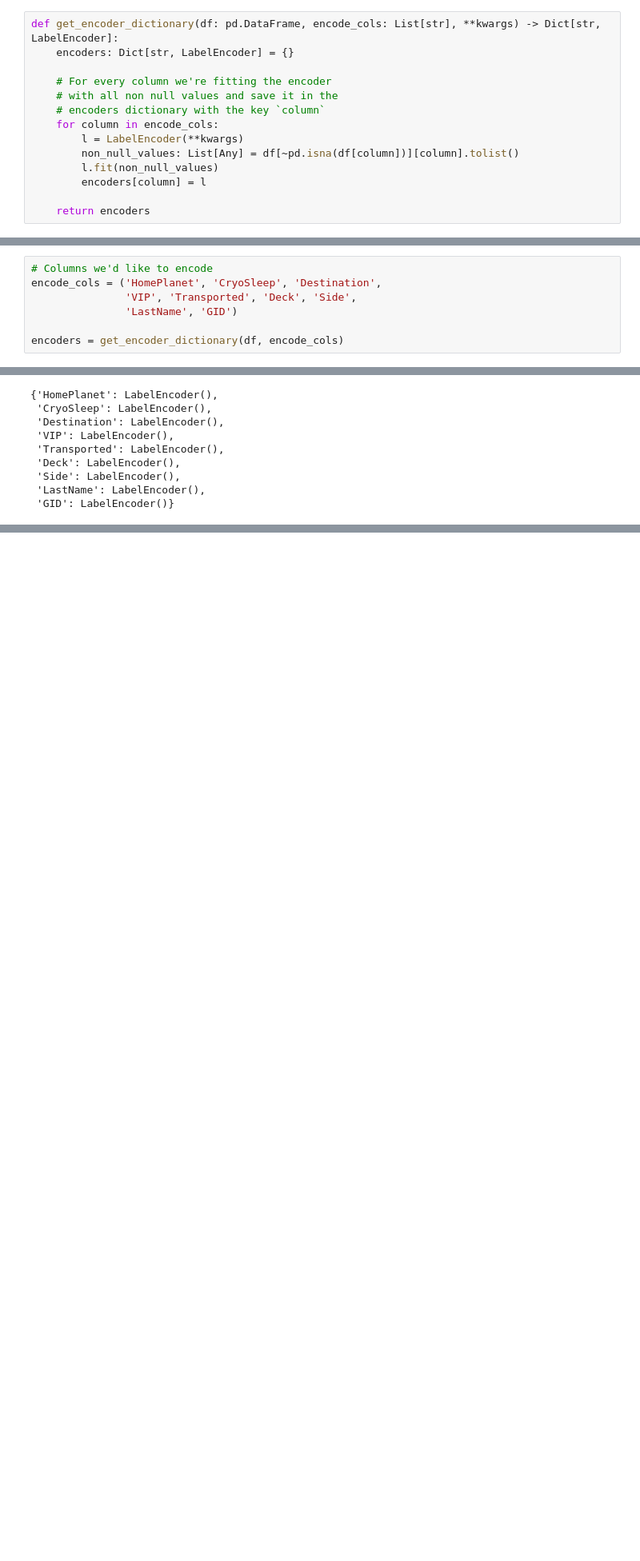
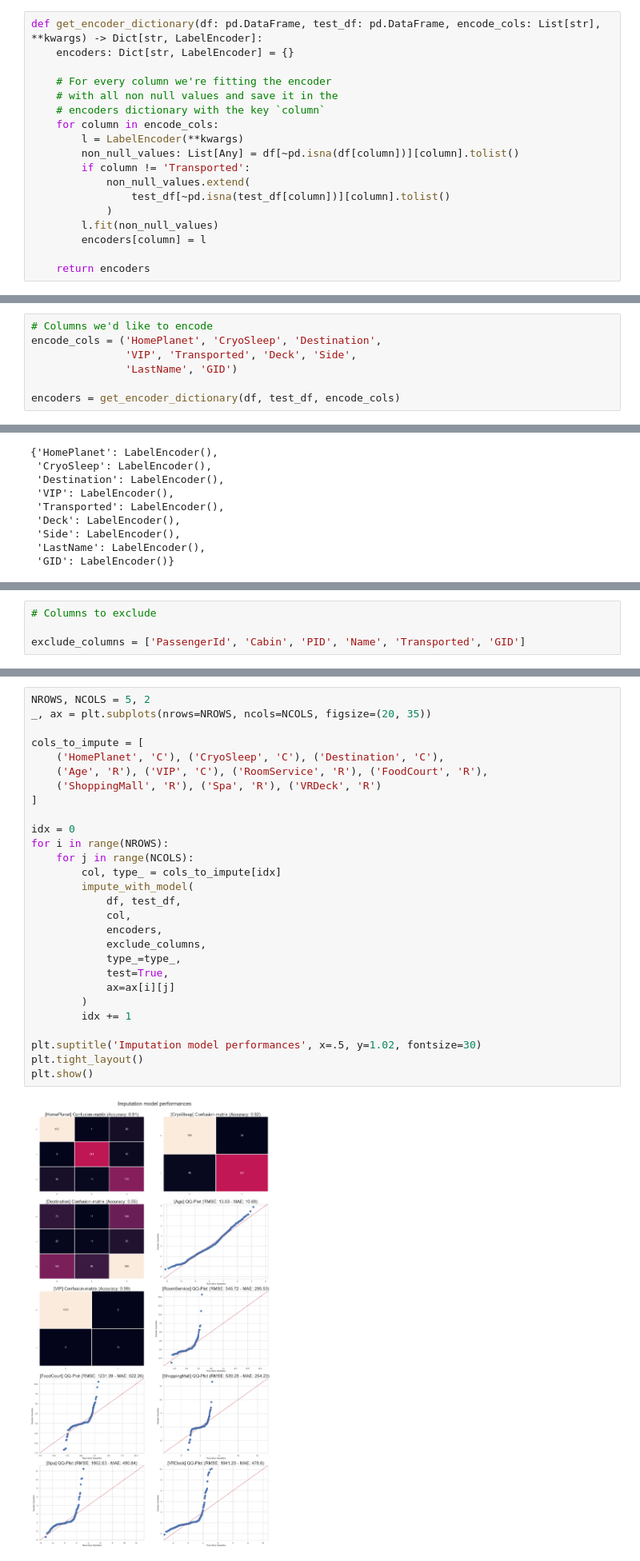
Before and after one commit to team-pass-ds/Spaceship-Titanic, a Jupyter notebook: notebooks/Comp-notebook.ipynb, the cells around one changed output, grey strips where cells are left out. Shown at 80% size. Cells and saved outputs as stored; diff of their text form; blank space fills up the shorter version.

Commit message:
Handling nulls in comp notebook

```diff
--- a/notebooks/Comp-notebook.ipynb
+++ b/notebooks/Comp-notebook.ipynb
@@ -251,7 +251,7 @@ from typing import List, Dict
 # %% [markdown]
 Creating a dictionary containing label encoders, for all the columns we'd have to encode
 # %%
-def get_encoder_dictionary(df: pd.DataFrame, encode_cols: List[str], **kwargs) -> Dict[str, LabelEncoder]:
+def get_encoder_dictionary(df: pd.DataFrame, test_df: pd.DataFrame, encode_cols: List[str], **kwargs) -> Dict[str, LabelEncoder]:
     encoders: Dict[str, LabelEncoder] = {}
 
     # For every column we're fitting the encoder
@@ -260,6 +260,10 @@ def get_encoder_dictionary(df: pd.DataFrame, encode_cols: List[str], **kwargs) -
     for column in encode_cols:
         l = LabelEncoder(**kwargs)
         non_null_values: List[Any] = df[~pd.isna(df[column])][column].tolist()
+        if column != 'Transported':
+            non_null_values.extend(
+                test_df[~pd.isna(test_df[column])][column].tolist()
+            )
         l.fit(non_null_values)
         encoders[column] = l
 
@@ -272,7 +276,7 @@ encode_cols = ('HomePlanet', 'CryoSleep', 'Destination',
                'VIP', 'Transported', 'Deck', 'Side',
                'LastName', 'GID')
 
-encoders = get_encoder_dictionary(df, encode_cols)
+encoders = get_encoder_dictionary(df, test_df, encode_cols)
 # %%
 encoders
 # %% [output]
@@ -327,0 +407,4 @@ Name: PID, dtype: int64
+# %%
+# Columns to exclude
+
+exclude_columns = ['PassengerId', 'Cabin', 'PID', 'Name', 'Transported', 'GID']
@@ -327,0 +423,30 @@ Name: PID, dtype: int64
+# %%
+NROWS, NCOLS = 5, 2
+_, ax = plt.subplots(nrows=NROWS, ncols=NCOLS, figsize=(20, 35))
+
+cols_to_impute = [
+    ('HomePlanet', 'C'), ('CryoSleep', 'C'), ('Destination', 'C'),
+    ('Age', 'R'), ('VIP', 'C'), ('RoomService', 'R'), ('FoodCourt', 'R'),
+    ('ShoppingMall', 'R'), ('Spa', 'R'), ('VRDeck', 'R')
+]
+
+idx = 0
+for i in range(NROWS):
+    for j in range(NCOLS):
+        col, type_ = cols_to_impute[idx]
+        impute_with_model(
+            df, test_df,
+            col,
+            encoders,
+            exclude_columns,
+            type_=type_,
+            test=True,
+            ax=ax[i][j]
+        )
+        idx += 1
+
+plt.suptitle('Imputation model performances', x=.5, y=1.02, fontsize=30)
+plt.tight_layout()
+plt.show()
+# %% [output]
+[figure, added]
```
Also changed, not shown: parts of 12 cells of this notebook.
